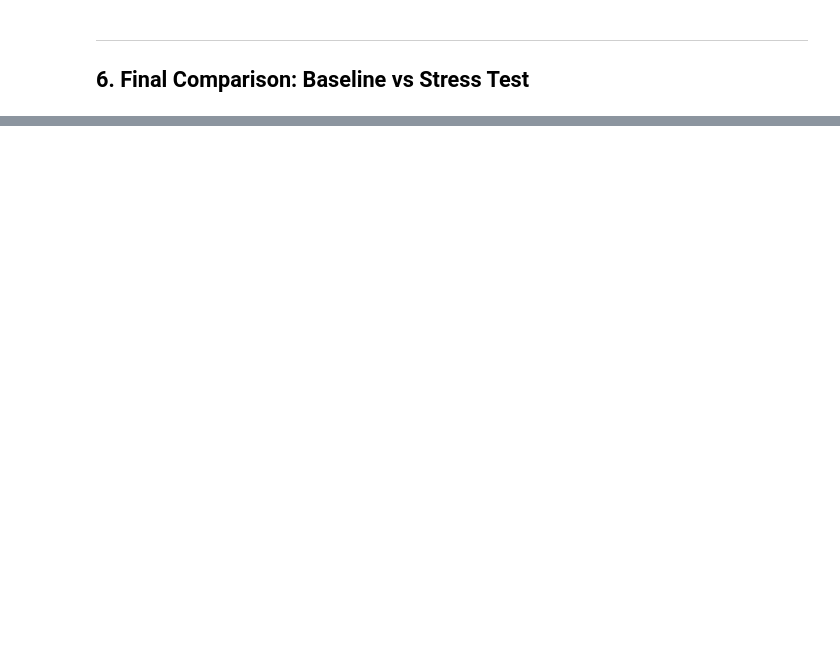
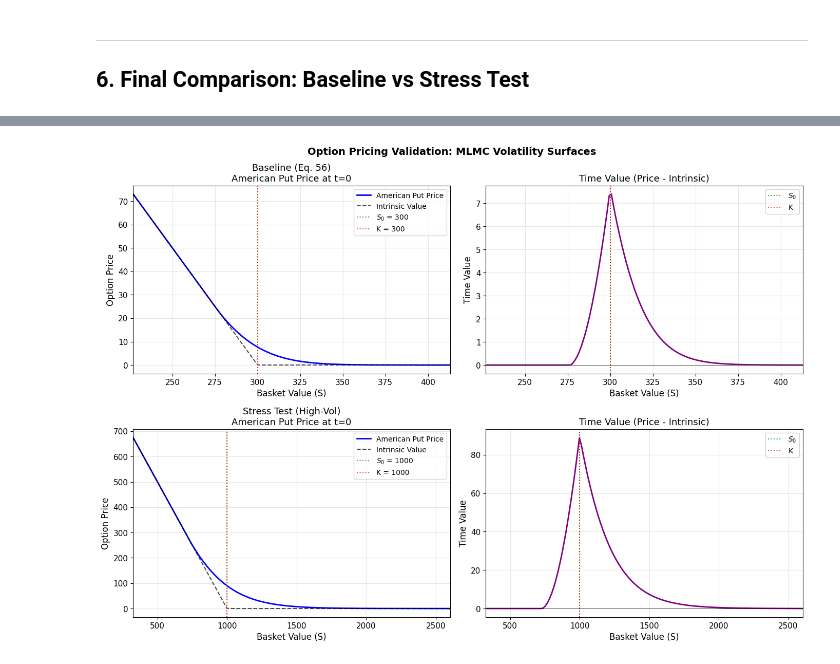
Before and after one commit to leolalvay/KAUST_OPTION_PRICING, a Jupyter notebook: Comparison_Between_Methods/stress_test_exploration.ipynb, the cells around one changed output, grey strips where cells are left out. Drawn from its saved outputs; the diff is of its cells as text; code cells hidden in the pictures; blank space fills up the shorter version.

```diff
--- a/Comparison_Between_Methods/stress_test_exploration.ipynb
+++ b/Comparison_Between_Methods/stress_test_exploration.ipynb
@@ -1000,0 +2033,9 @@ print("=" * 70)
+# %%
+# Run option pricing on baseline parameters
+if PDE_AVAILABLE:
+    print("\n" + "#" * 70)
+    print("# BASELINE PARAMETERS (Paper Eq. 56)")
+    print("#" * 70)
+    pricing_baseline = run_option_pricing_comparison(DEFAULT_PARAMS, verbose=True)
+else:
+    pricing_baseline = None
@@ -1000,0 +2060,11 @@ print("=" * 70)
+# %%
+# Run option pricing on stress test parameters
+if PDE_AVAILABLE:
+    print("\n" + "#" * 70)
+    print(f"# STRESS TEST PARAMETERS ({best_name})")
+    print("#" * 70)
+    pricing_stress = run_option_pricing_comparison(
+        candidate_results[best_name]['params'], verbose=True
+    )
+else:
+    pricing_stress = None
@@ -1000,0 +2089,53 @@ print("=" * 70)
+# %%
+# Visualise option pricing results
+if pricing_baseline is not None and pricing_stress is not None:
+    fig, axes = plt.subplots(2, 2, figsize=(14, 10))
+    fig.suptitle('Option Pricing Validation: MLMC Volatility Surfaces',
+                 fontsize=14, fontweight='bold')
+
+    datasets = [
+        ('Baseline (Eq. 56)', pricing_baseline, DEFAULT_PARAMS),
+        (f'Stress Test ({best_name})', pricing_stress, candidate_results[best_name]['params'])
+    ]
+
+    for row, (title, pricing, params) in enumerate(datasets):
+        S_grid = pricing['S_grid']
+        prices_t0 = pricing['prices_t0']
+        payoff = pricing['payoff']
+        S0 = pricing['S0']
+        K = pricing['K']
+
+        # Left: Option prices
+        ax1 = axes[row, 0]
+        ax1.plot(S_grid, prices_t0, 'b-', linewidth=2, label='American Put Price')
+        ax1.plot(S_grid, payoff, 'k--', linewidth=1.5, alpha=0.7, label='Intrinsic Value')
+        ax1.axvline(S0, color='green', linestyle=':', alpha=0.7, label=f'$S_0$ = {S0:.0f}')
+        ax1.axvline(K, color='red', linestyle=':', alpha=0.7, label=f'K = {K:.0f}')
+        ax1.set_xlabel('Basket Value (S)', fontsize=12)
+        ax1.set_ylabel('Option Price', fontsize=12)
+        ax1.set_title(f'{title}\nAmerican Put Price at t=0', fontsize=13)
+        ax1.legend(fontsize=10)
+        ax1.grid(True, alpha=0.3)
+        ax1.set_xlim(S_grid.min(), S_grid.max())
+
+        # Right: Time value (American premium)
+        ax2 = axes[row, 1]
+        time_value = prices_t0 - payoff
+        ax2.plot(S_grid, time_value, 'purple', linewidth=2)
+        ax2.axvline(S0, color='green', linestyle=':', alpha=0.7, label=f'$S_0$')
+        ax2.axvline(K, color='red', linestyle=':', alpha=0.7, label='K')
+        ax2.axhline(0, color='black', linestyle='-', linewidth=0.5)
+        ax2.set_xlabel('Basket Value (S)', fontsize=12)
+        ax2.set_ylabel('Time Value', fontsize=12)
+        ax2.set_title('Time Value (Price - Intrinsic)', fontsize=13)
+        ax2.legend(fontsize=10)
+        ax2.grid(True, alpha=0.3)
+        ax2.set_xlim(S_grid.min(), S_grid.max())
+
+    plt.tight_layout()
+    save_figure(fig, "option_pricing_validation")
+    plt.show()
+else:
+    print("Option pricing results not available.")
+# %% [output]
+[figure, added]
```
Also changed, not shown: parts of 39 cells of this notebook, 4 other files.
